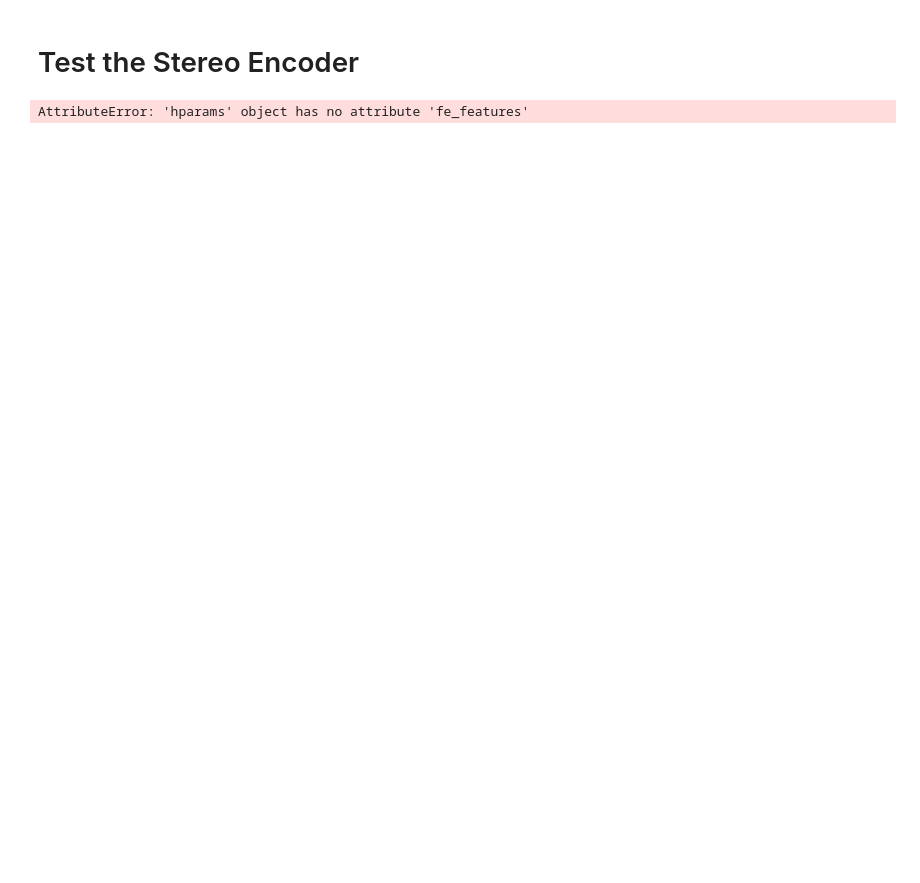
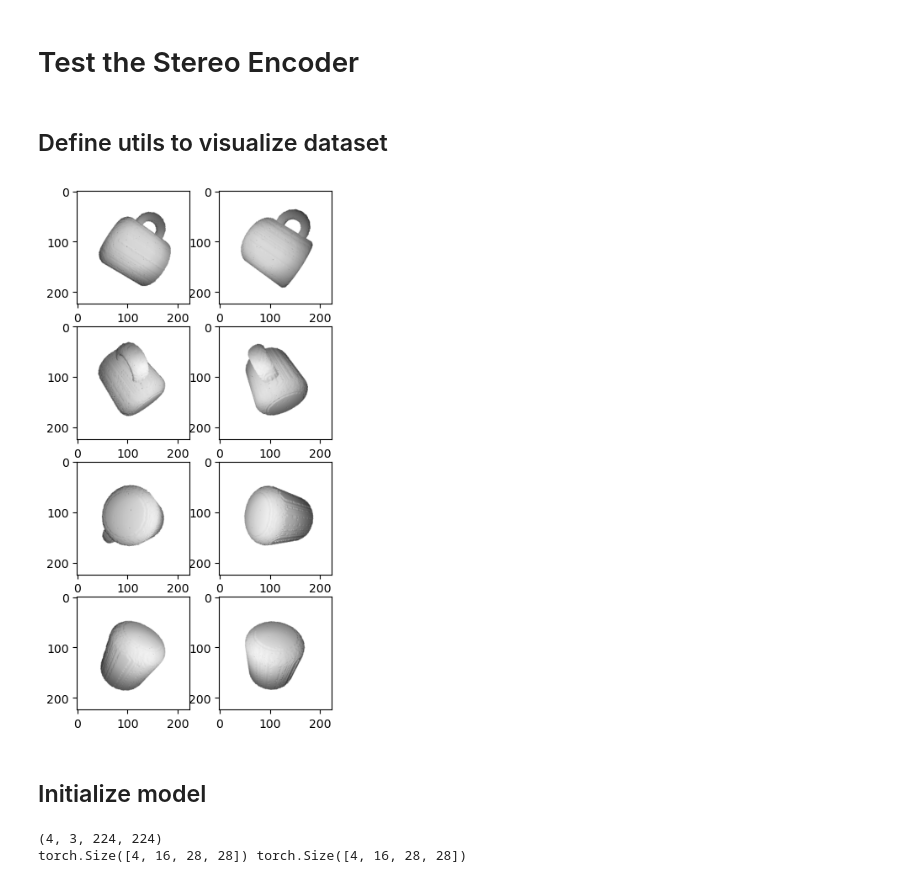
Before and after one commit to elchun/stereo-occupancy-networks, a Jupyter notebook: im2mesh/dev_tests/test_stereo_network.ipynb, the cells around one changed output. Drawn from its saved outputs; the diff is of its cells as text; code cells hidden in the pictures; blank space fills up the shorter version.

Commit message:
Refactor encoder dir, get stereo encoder to run preliminary

```diff
--- a/im2mesh/dev_tests/test_stereo_network.ipynb
+++ b/im2mesh/dev_tests/test_stereo_network.ipynb
@@ -4,19 +10,53 @@
 # import stereo network
 from im2mesh.encoder.stereo import HdrnAlphaStereo
 from typing import Optional, List
+# %% [markdown]
+## Define utils to visualize dataset
+# %%
+def plot_image_lists(l_images, r_images):
+    """
+    Plot list of images side by side.
+
+    Args:
+        l_images (list): List of left images
+        r_images (list): List of right images
+    """
+    im_dim = 2
+    fig, axs = plt.subplots(len(l_images), 2, figsize=(2 * im_dim, len(l_images) * im_dim))
+    for i in range(len(l_images)):
+        axs[i, 0].imshow(l_images[i])
+        axs[i, 1].imshow(r_images[i])
+    plt.show()
+# %%
+l_plot_image_list = []
+r_plot_image_list = []
+r_image_list = []
+l_image_list = []
+
+toy_data_path = '../../prototypes/'
+for i in range(0, 4):
+    test_data = np.load(osp.join(toy_data_path, '1a97f3c83016abca21d0de04f408950f', f'pose_{i}.npz'), allow_pickle=True)
+    r_image_list.append(test_data['r_image'])
+    l_image_list.append(test_data['l_image'])
+    l_plot_image_list.append(np.einsum('ijk->jki', test_data['l_image']).astype(int))
+    r_plot_image_list.append(np.einsum('ijk->jki', test_data['r_image']).astype(int))
+    # print(test_data['pose'])
+plot_image_lists(l_plot_image_list, r_plot_image_list)
+# %% [output]
+[figure, added]
+# %% [markdown]
+## Initialize model
 # %%
-@dataclass
 class ModelConfig(object):
     model_file: str = None
     model_name: str = None
 
     fe_features: int = 16
     fe_internal_features: int = 32
-    num_disparities: int = 256
+    num_disparities: int = 128
     downsample_factor: int = 8
 
     checkpoint: Optional[str] = None
 
-model = HdrnAlphaStereo(hparams())
+hparams = ModelConfig()
+model = HdrnAlphaStereo(hparams)
-# %% [output]
-AttributeError: 'hparams' object has no attribute 'fe_features'
@@ -24,0 +63,11 @@ data_dir = '../../prototypes/1a97f3c83016abca21d0de04f408950f/'
+# %%
+# Note: data shape should be (batch_size, 3, height, width)
+l_image_batch = np.stack(l_image_list, axis=0)
+r_image_batch = np.stack(r_image_list, axis=0)
+l_image_batch_torch = torch.from_numpy(l_image_batch)
+r_image_batch_torch = torch.from_numpy(r_image_batch)
+print(l_image_batch.shape)
+model.forward(l_image_batch_torch, r_image_batch_torch)
+# %% [output]
+(4, 3, 224, 224)
+torch.Size([4, 16, 28, 28]) torch.Size([4, 16, 28, 28])
```
Also changed, not shown: parts of 2 cells of this notebook, 38 other files.
